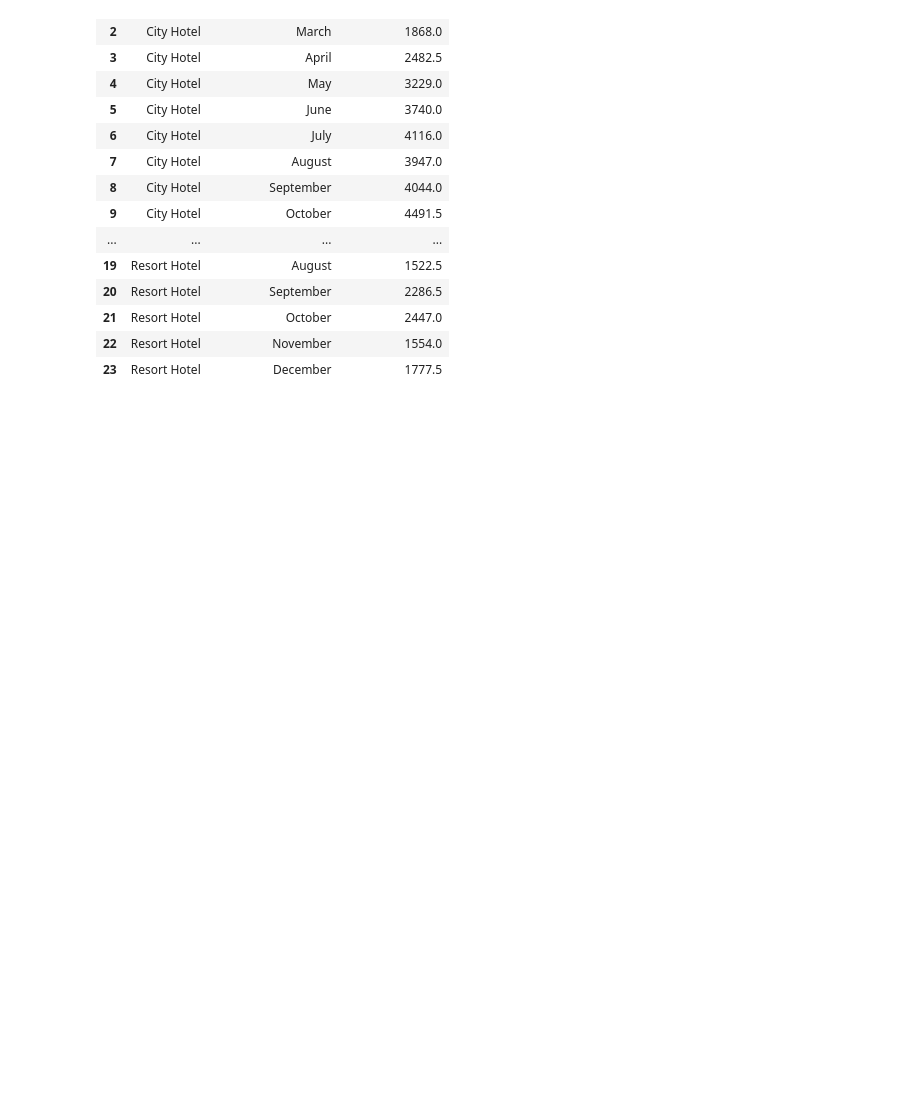
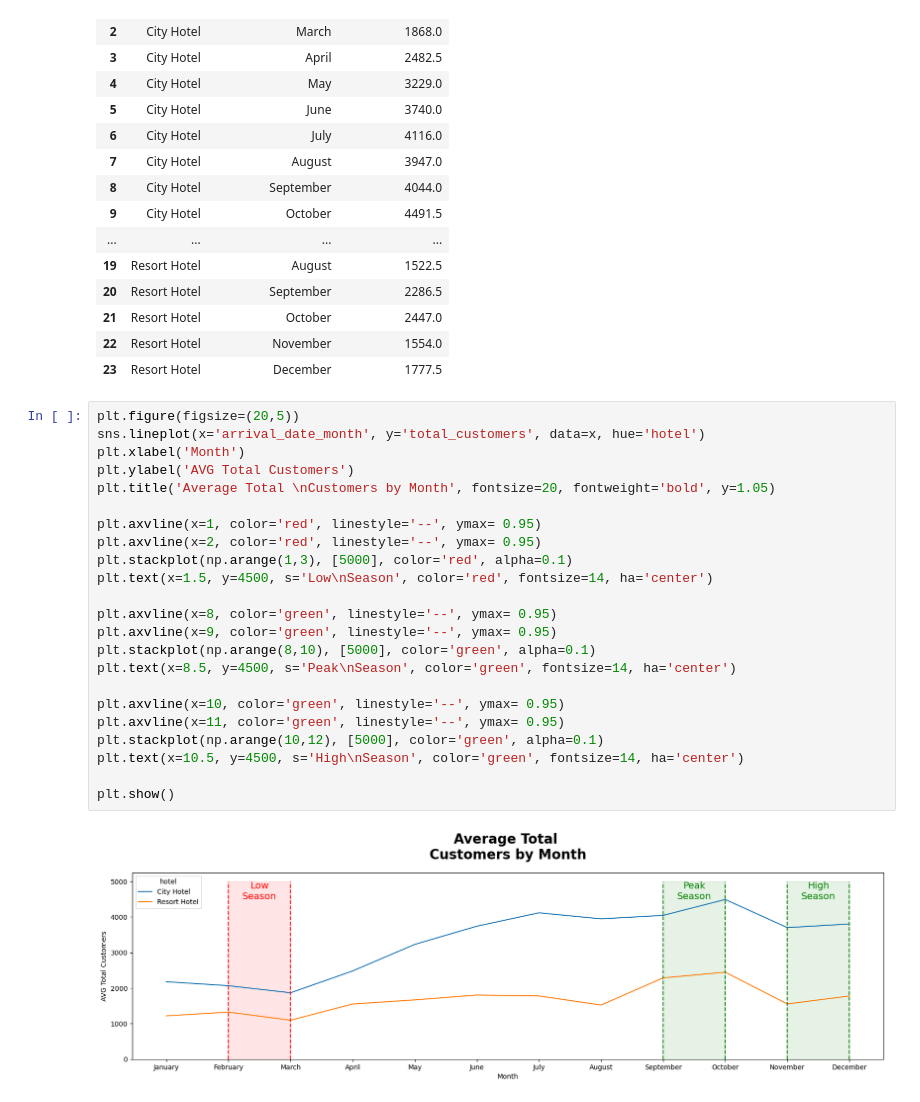
Before and after one commit to AnCodingML/Investigate_Hotel_Business_using_Data_Visualization, a Jupyter notebook: Investigate_Hotel_Business_using_Data_Visualization.ipynb, the cells around one changed output. Saved outputs shown, nothing was run; the diff lists cells and outputs as text; blank space fills up the shorter version.

Commit message:
Data_Science

```diff
--- a/Investigate_Hotel_Business_using_Data_Visualization.ipynb
+++ b/Investigate_Hotel_Business_using_Data_Visualization.ipynb
@@ -268,3 +271,28 @@ x
 | 21 | Resort Hotel | October | 2447.0 |
 | 22 | Resort Hotel | November | 1554.0 |
 | 23 | Resort Hotel | December | 1777.5 |
+# %%
+plt.figure(figsize=(20,5))
+sns.lineplot(x='arrival_date_month', y='total_customers', data=x, hue='hotel')
+plt.xlabel('Month')
+plt.ylabel('AVG Total Customers')
+plt.title('Average Total \nCustomers by Month', fontsize=20, fontweight='bold', y=1.05)
+
+plt.axvline(x=1, color='red', linestyle='--', ymax= 0.95)
+plt.axvline(x=2, color='red', linestyle='--', ymax= 0.95)
+plt.stackplot(np.arange(1,3), [5000], color='red', alpha=0.1)
+plt.text(x=1.5, y=4500, s='Low\nSeason', color='red', fontsize=14, ha='center')
+
+plt.axvline(x=8, color='green', linestyle='--', ymax= 0.95)
+plt.axvline(x=9, color='green', linestyle='--', ymax= 0.95)
+plt.stackplot(np.arange(8,10), [5000], color='green', alpha=0.1)
+plt.text(x=8.5, y=4500, s='Peak\nSeason', color='green', fontsize=14, ha='center')
+
+plt.axvline(x=10, color='green', linestyle='--', ymax= 0.95)
+plt.axvline(x=11, color='green', linestyle='--', ymax= 0.95)
+plt.stackplot(np.arange(10,12), [5000], color='green', alpha=0.1)
+plt.text(x=10.5, y=4500, s='High\nSeason', color='green', fontsize=14, ha='center')
+
+plt.show()
+# %% [output]
+[figure, added]
```
Also changed, not shown: parts of 2 cells of this notebook.
